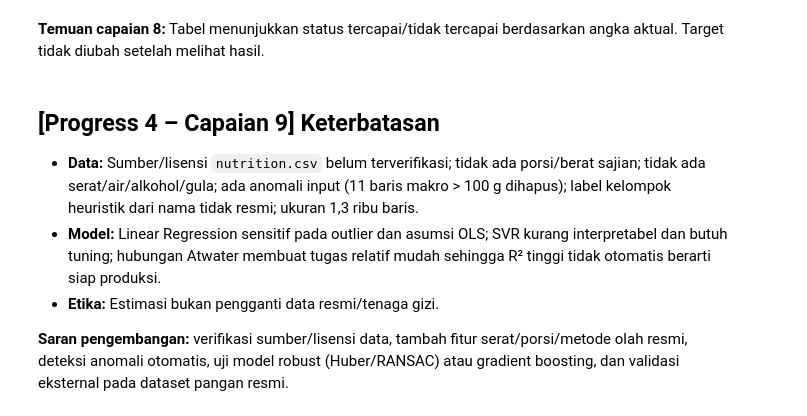
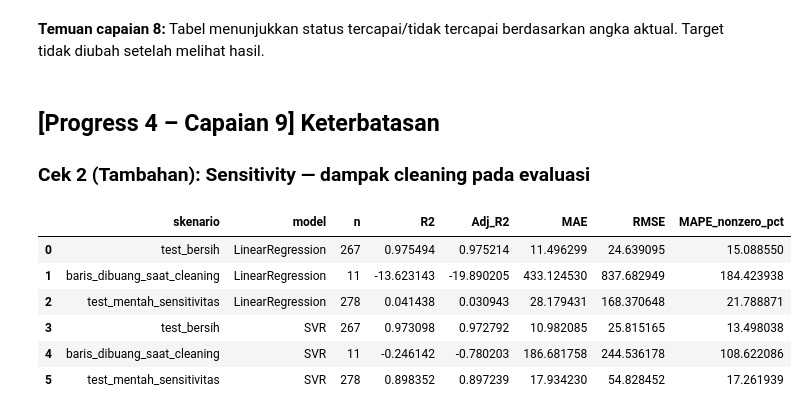
Before and after one commit to nicholas151/uts-data-science-gizi, a Jupyter notebook: notebooks/05_evaluation.ipynb, the cells around one changed output. Drawn from its saved outputs; the diff is of its cells as text; code cells hidden in the pictures.

```diff
--- a/notebooks/05_evaluation.ipynb
+++ b/notebooks/05_evaluation.ipynb
@@ -173,0 +180,15 @@ plt.tight_layout(); plt.savefig(FIG/'05_train_vs_test.png', dpi=220); plt.show()
+# %%
+from sklearn.model_selection import cross_validate, KFold
+X_all = pd.concat([X_train, X_test], ignore_index=True)
+y_all = pd.concat([y_train, y_test], ignore_index=True)
+cv5 = KFold(n_splits=5, shuffle=True, random_state=RANDOM_STATE)
+cv_rows=[]
+for name, model in [('LinearRegression', lr), ('SVR', svr)]:
+    res = cross_validate(model, X_all, y_all, cv=cv5, scoring={'r2':'r2','mae':'neg_mean_absolute_error','rmse':'neg_root_mean_squared_error'})
+    cv_rows.append({'model':name,
+        'R2_mean':res['test_r2'].mean(),'R2_std':res['test_r2'].std(),
+        'MAE_mean':-res['test_mae'].mean(),'MAE_std':res['test_mae'].std(),
+        'RMSE_mean':-res['test_rmse'].mean(),'RMSE_std':res['test_rmse'].std()})
+cv_df = pd.DataFrame(cv_rows)
+cv_df.to_csv(OUT/'cv_5fold.csv', index=False)
+cv_df
@@ -290,8 +359,30 @@ smart
 # %% [markdown]
 ## [Progress 4 – Capaian 9] Keterbatasan
 
-- **Data:** Sumber/lisensi `nutrition.csv` belum terverifikasi; tidak ada porsi/berat sajian; tidak ada serat/air/alkohol/gula; ada anomali input (11 baris makro > 100 g dihapus); label kelompok heuristik dari nama tidak resmi; ukuran 1,3 ribu baris.
-- **Model:** Linear Regression sensitif pada outlier dan asumsi OLS; SVR kurang interpretabel dan butuh tuning; hubungan Atwater membuat tugas relatif mudah sehingga R² tinggi tidak otomatis berarti siap produksi.
-- **Etika:** Estimasi bukan pengganti data resmi/tenaga gizi.
-
-**Saran pengembangan:** verifikasi sumber/lisensi data, tambah fitur serat/porsi/metode olah resmi, deteksi anomali otomatis, uji model robust (Huber/RANSAC) atau gradient boosting, dan validasi eksternal pada dataset pangan resmi.
+### Cek 2 (Tambahan): Sensitivity — dampak cleaning pada evaluasi
+# %%
+# Sensitivity: evaluasi model final pada test mentah (test bersih + baris dibuang saat cleaning)
+raw = pd.read_csv(ROOT/'data/raw/nutrition.csv')
+raw.columns=[c.strip() for c in raw.columns]
+model_base = pd.read_csv(PROC/'nutrition_model_base.csv')
+dropped = raw[~raw['id'].isin(model_base['id'])].copy()
+Xd = dropped[['proteins','fat','carbohydrate']]
+yd = dropped['calories']
+sens_rows=[]
+for name, model in [('LinearRegression',lr),('SVR',svr)]:
+    yp_clean=model.predict(X_test); yp_drop=model.predict(Xd)
+    X_sens=pd.concat([X_test,Xd],ignore_index=True); y_sens=pd.concat([y_test,yd.reset_index(drop=True)],ignore_index=True)
+    yp_sens=model.predict(X_sens)
+    for sk,yt,ypred,n in [('test_bersih',y_test,yp_clean,len(y_test)), ('baris_dibuang_saat_cleaning',yd,yp_drop,len(yd)), ('test_mentah_sensitivitas',y_sens,yp_sens,len(y_sens))]:
+        sens_rows.append({'skenario':sk,'model':name,'n':n, **eval_reg(yt,ypred,3)})
+sens_df=pd.DataFrame(sens_rows)
+sens_df.to_csv(OUT/'sensitivity_test_mentah.csv', index=False)
+sens_df
+# %% [output]
+|  | skenario | model | n | R2 | Adj_R2 | MAE | RMSE | MAPE_nonzero_pct |
+| 0 | test_bersih | LinearRegression | 267 | 0.975494 | 0.975214 | 11.496299 | 24.639095 | 15.088550 |
+| 1 | baris_dibuang_saat_cleaning | LinearRegression | 11 | -13.623143 | -19.890205 | 433.124530 | 837.682949 | 184.423938 |
+| 2 | test_mentah_sensitivitas | LinearRegression | 278 | 0.041438 | 0.030943 | 28.179431 | 168.370648 | 21.788871 |
+| 3 | test_bersih | SVR | 267 | 0.973098 | 0.972792 | 10.982085 | 25.815165 | 13.498038 |
+| 4 | baris_dibuang_saat_cleaning | SVR | 11 | -0.246142 | -0.780203 | 186.681758 | 244.536178 | 108.622086 |
+| 5 | test_mentah_sensitivitas | SVR | 278 | 0.898352 | 0.897239 | 17.934230 | 54.828452 | 17.261939 |
```
Also changed, not shown: parts of 7 cells of this notebook, 15 other files.
